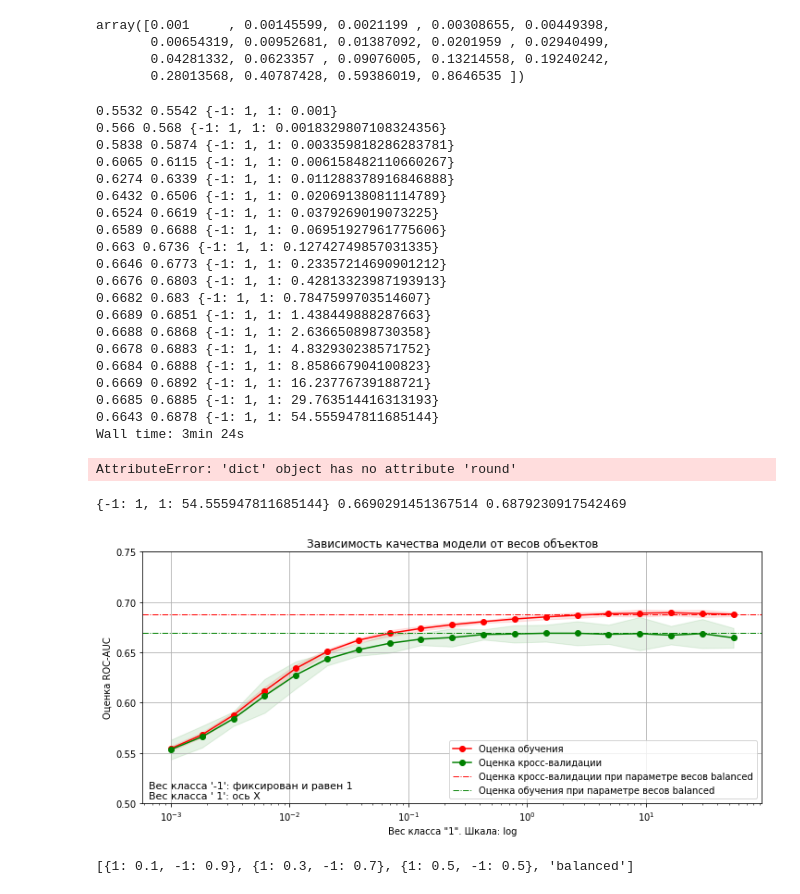
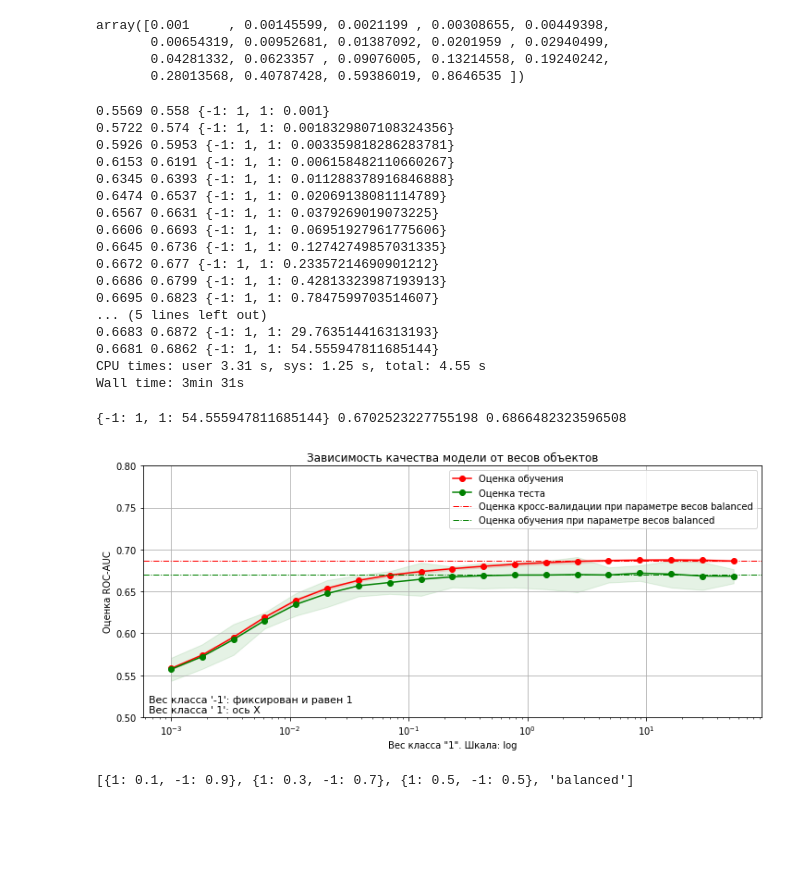
Before and after one commit to dminikorenb/DataLearning, a Jupyter notebook: 2-churn_prediction/dminik6_part2_w5.ipynb, the cells around one changed output. Saved outputs shown, nothing was run; the diff lists cells and outputs as text; code cells hidden in the pictures; blank space fills up the shorter version.

```diff
--- a/2-churn_prediction/dminik6_part2_w5.ipynb
+++ b/2-churn_prediction/dminik6_part2_w5.ipynb
@@ -76,5 +85,5 @@ def plot_learning_curve(estimator, title, X, y, ylim, cv=None,
 # %%
-df_data = pd.read_csv('not_hold_out_dataset.csv')
+# df_data = pd.read_csv('not_hold_out_dataset.csv')
 # Удалим переменные в которых все значения NaN.
 df_tmp = df_data.dropna(axis=1, how='all')
 # Преобразование в лоб всех столбцов по OneHotEncoder без предварительной подготовки
@@ -83,13 +92,8 @@ df_object = df_tmp.copy()
 columns = df_object.select_dtypes(['object']).columns
 df_object[columns] = df_object[columns].astype('category')
 df_object[columns] = df_object[columns].apply(lambda x: x.cat.codes)
-# Заполним значения NaN средними значениями по столбцу.
+
 X = df_object.iloc[:,:-1]
-si = SimpleImputer(strategy='mean')
-X = si.fit_transform(X)
-# Выполнение масштабирования данных
-min_max_scaler = preprocessing.MinMaxScaler()
-X = min_max_scaler.fit_transform(X)
 # Массив с метками.
 y = df_object.iloc[:,-1]
 # %%
@@ -110,10 +110,15 @@ array([0.001     , 0.00562341, 0.03162278, 0.17782794, 1.        ])
 # cv = ShuffleSplit(n_splits=10, test_size=0.2, random_state=0)
 # for est in [SGDClassifier(), LogisticRegression(solver='liblinear'), RidgeClassifier(),
 #             RandomForestClassifier(n_estimators=500), GradientBoostingClassifier()]:
+cv = StratifiedKFold(n_splits=10, shuffle=True)
+si = SimpleImputer(strategy='mean')
+scaler = preprocessing.MinMaxScaler()
+
 
 for est in [  LogisticRegression(solver='liblinear'), RidgeClassifier() ]:
-    cv = StratifiedKFold(n_splits=10, shuffle=True)
-    plot_learning_curve(est, 'Классификатор: ' + type(est).__name__, X, y, ylim=(0.4, 1.01),
+    pipe = Pipeline([('inputer', si), ('scaler', scaler), ('est', est)])
+
+    plot_learning_curve(pipe, 'Классификатор: ' + type(est).__name__, X, y, ylim=(0.4, 1.01),
                     train_sizes=np.logspace(-3, 0, 10),
                     cv=cv, n_jobs=5)
 # train_sizes, train_scores, test_scores =  learning_curve(est, X, y,
@@ -139,11 +144,16 @@ array([0.001     , 0.00145599, 0.0021199 , 0.00308655, 0.00449398,
 train_score, test_score = [], []
 # train_point = np.linspace(1, 10, 10)
 train_point = np.logspace(-3, 2, 20)[:-1]
-cv = StratifiedKFold(n_splits=5, shuffle=True)
+
+cv = StratifiedKFold(n_splits=10, shuffle=True)
+si = SimpleImputer(strategy='mean')
+scaler = preprocessing.MinMaxScaler()
 
 for cw in [{-1:1, 1:w} for w in train_point]:
     est = LogisticRegression(solver='liblinear', class_weight=cw)
-    cv_rez = cross_validate(est, X, y, cv=cv,
+    pipe = Pipeline([('inputer', si), ('scaler', scaler), ('est', est)])
+
+    cv_rez = cross_validate(pipe, X, y, cv=cv,
                           return_train_score=True,
                           return_estimator=True,
                           verbose=0, n_jobs=10,
@@ -152,32 +162,27 @@ for cw in [{-1:1, 1:w} for w in train_point]:
     test_score.append(cv_rez['test_score'])
     print(cv_rez['test_score'].mean().round(4), cv_rez['train_score'].mean().round(4), cw)
 # %% [output]
-0.5532 0.5542 {-1: 1, 1: 0.001}
-0.566 0.568 {-1: 1, 1: 0.0018329807108324356}
-0.5838 0.5874 {-1: 1, 1: 0.003359818286283781}
-0.6065 0.6115 {-1: 1, 1: 0.006158482110660267}
-0.6274 0.6339 {-1: 1, 1: 0.011288378916846888}
-0.6432 0.6506 {-1: 1, 1: 0.02069138081114789}
-0.6524 0.6619 {-1: 1, 1: 0.0379269019073225}
-0.6589 0.6688 {-1: 1, 1: 0.06951927961775606}
-0.663 0.6736 {-1: 1, 1: 0.12742749857031335}
-0.6646 0.6773 {-1: 1, 1: 0.23357214690901212}
-0.6676 0.6803 {-1: 1, 1: 0.42813323987193913}
-0.6682 0.683 {-1: 1, 1: 0.7847599703514607}
-0.6689 0.6851 {-1: 1, 1: 1.438449888287663}
-0.6688 0.6868 {-1: 1, 1: 2.636650898730358}
-0.6678 0.6883 {-1: 1, 1: 4.832930238571752}
-0.6684 0.6888 {-1: 1, 1: 8.858667904100823}
-0.6669 0.6892 {-1: 1, 1: 16.23776739188721}
-0.6685 0.6885 {-1: 1, 1: 29.763514416313193}
-0.6643 0.6878 {-1: 1, 1: 54.555947811685144}
-Wall time: 3min 24s
+0.5569 0.558 {-1: 1, 1: 0.001}
+0.5722 0.574 {-1: 1, 1: 0.0018329807108324356}
+0.5926 0.5953 {-1: 1, 1: 0.003359818286283781}
+0.6153 0.6191 {-1: 1, 1: 0.006158482110660267}
+0.6345 0.6393 {-1: 1, 1: 0.011288378916846888}
+0.6474 0.6537 {-1: 1, 1: 0.02069138081114789}
+0.6567 0.6631 {-1: 1, 1: 0.0379269019073225}
+0.6606 0.6693 {-1: 1, 1: 0.06951927961775606}
+0.6645 0.6736 {-1: 1, 1: 0.12742749857031335}
+0.6672 0.677 {-1: 1, 1: 0.23357214690901212}
+0.6686 0.6799 {-1: 1, 1: 0.42813323987193913}
+0.6695 0.6823 {-1: 1, 1: 0.7847599703514607}
+... (5 lines left out)
+0.6683 0.6872 {-1: 1, 1: 29.763514416313193}
+0.6681 0.6862 {-1: 1, 1: 54.555947811685144}
+CPU times: user 3.31 s, sys: 1.25 s, total: 4.55 s
+Wall time: 3min 31s
-# %%
-print(cw.round(4))
-# %% [output]
-AttributeError: 'dict' object has no attribute 'round'
 # %%
-cv_rez = cross_validate(LogisticRegression(solver='liblinear', class_weight='balanced'), X, y, cv=cv,
+est = LogisticRegression(solver='liblinear', class_weight='balanced')
+pipe = Pipeline([('inputer', si), ('scaler', scaler), ('est', est)])
+cv_rez = cross_validate(pipe, X, y, cv=cv,
                   return_train_score=True,
                   return_estimator=True,
                   verbose=0, n_jobs=4,
@@ -187,21 +192,21 @@ balanced_test = cv_rez['test_score'].mean()
 balanced_train = cv_rez['train_score'].mean()
 print(cw, cv_rez['test_score'].mean(), cv_rez['train_score'].mean())
 # %% [output]
-{-1: 1, 1: 54.555947811685144} 0.6690291451367514 0.6879230917542469
+{-1: 1, 1: 54.555947811685144} 0.6702523227755198 0.6866482323596508
 # %%
 # fig, (plt1, plt2) = plt.subplots(1, 2, figsize=(9, 4))
 fig, plt1 = plt.subplots(1, 1, figsize=(12, 5))
 
 plot_curve(plt1, 'Зависимость качества модели от весов объектов', 'log',
-           (0.5, .75),  train_point, train_score, test_score, 'Вес класса "1"')
+           (0.5, .8),  train_point, train_score, test_score, 'Вес класса "1"')
 plt1.axhline(balanced_train, color='r', lw=1, ls='-.', label='Оценка кросс-валидации при параметре весов balanced')
 plt1.axhline(balanced_test, color='g', lw=1, ls='-.', label='Оценка обучения при параметре весов balanced')
 plt1.legend(loc="best")
 plt1.text(0.01, 0.01, "Вес класса '-1': фиксирован и равен 1\nВес класса ' 1': ось X",
          transform=plt1.transAxes, fontsize=11, verticalalignment='bottom')
 plt.show()
 # %% [output]
-[figure, old version]
+[figure, new version]
 # %%
  [w if isinstance(w, str) else {1:w, -1:(1.-w)} for w in [0.1, 0.3, 0.5, 'balanced']]
 # %% [output]
```
Also changed, not shown: parts of 6 cells of this notebook.
